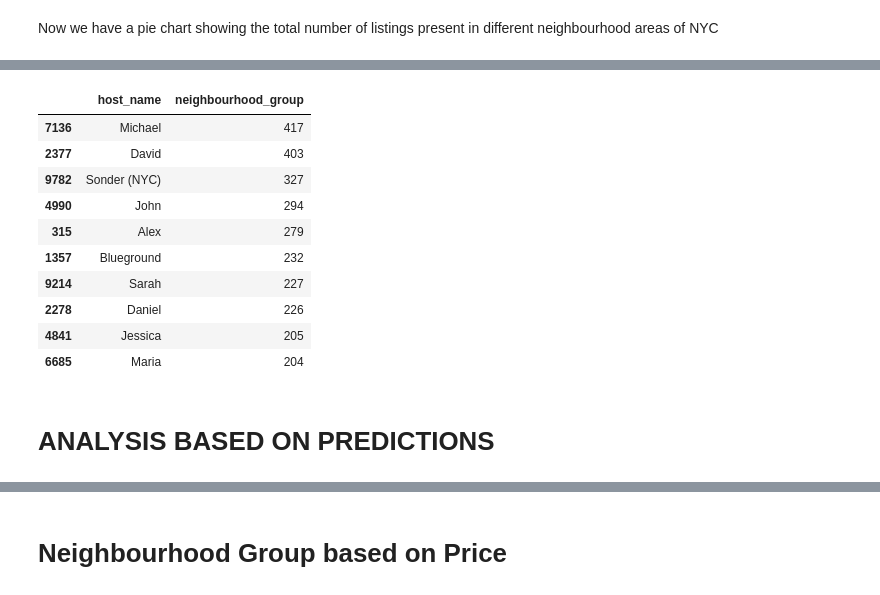
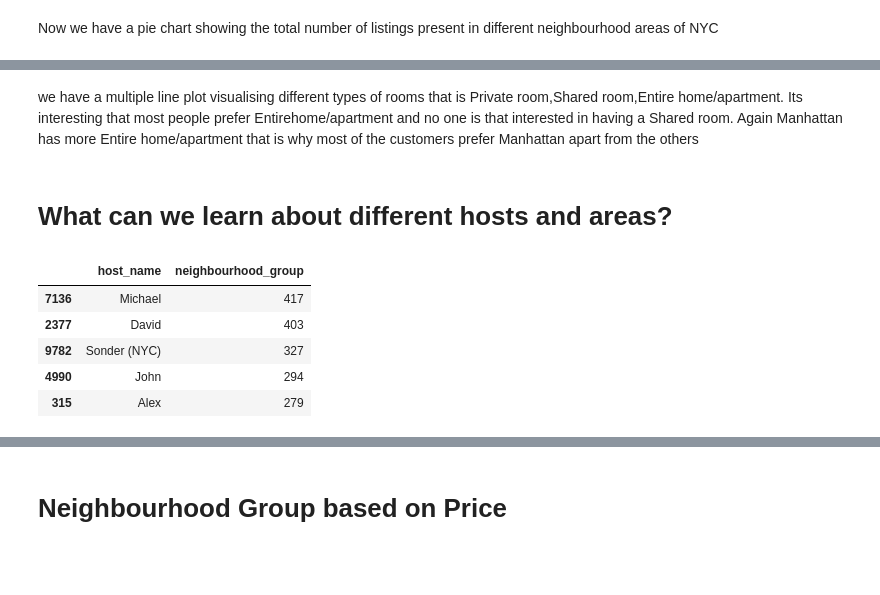
Before and after one commit to VaradiRambabu/EDA-on-Airnbn-Bookings-, a Jupyter notebook: Airbnb_Capstone_Project_.ipynb, the cells around one changed output, grey strips where cells are left out. Cells and saved outputs as stored; diff of their text form; code cells hidden in the pictures; blank space fills up the shorter version.

```diff
--- a/Airbnb_Capstone_Project_.ipynb
+++ b/Airbnb_Capstone_Project_.ipynb
@@ -27,7 +29,7 @@ import matplotlib.pyplot as plt
 import seaborn as sns
 # %%
 #loading the data
-path = '/content/drive/MyDrive/Colab Notebooks/EDA Project/AirBnB Bookings Analysis/Airbnb NYC 2019.csv'
+path = '/content/drive/MyDrive/Capstone_Project1/AirBnB Bookings Analysis/Airbnb NYC 2019.csv'
 # %%
 df = pd.read_csv(path)
 # %%
@@ -258,18 +292,18 @@ Now we have a pie chart showing the total number of listings present in differen
+# %% [markdown]
+ we have a multiple line plot visualising  different types of rooms that is Private room,Shared room,Entire home/apartment.
+Its interesting that most people prefer Entirehome/apartment and no one is that interested in having a Shared room.
+Again Manhattan has more Entire home/apartment that is why most of the customers prefer Manhattan apart from the others
+# %% [markdown]
+# **What can we learn about different hosts and areas?**
 # %%
 #filtering the neighbourhood group using groupby operations
 hosts_areas = df.groupby(['host_name'])['neighbourhood_group'].count().reset_index()
-hosts_areas.sort_values(by='neighbourhood_group', ascending=False).head(10)
+h=hosts_areas.sort_values(by='neighbourhood_group', ascending=False).head()
+h
 # %% [output]
 |  | host_name | neighbourhood_group |
 | 7136 | Michael | 417 |
 | 2377 | David | 403 |
 | 9782 | Sonder (NYC) | 327 |
 | 4990 | John | 294 |
 | 315 | Alex | 279 |
-| 1357 | Blueground | 232 |
-| 9214 | Sarah | 227 |
-| 2278 | Daniel | 226 |
-| 4841 | Jessica | 205 |
-| 6685 | Maria | 204 |
-# %% [markdown]
-# **ANALYSIS BASED ON PREDICTIONS**
```
Also changed, not shown: parts of 30 cells of this notebook.
